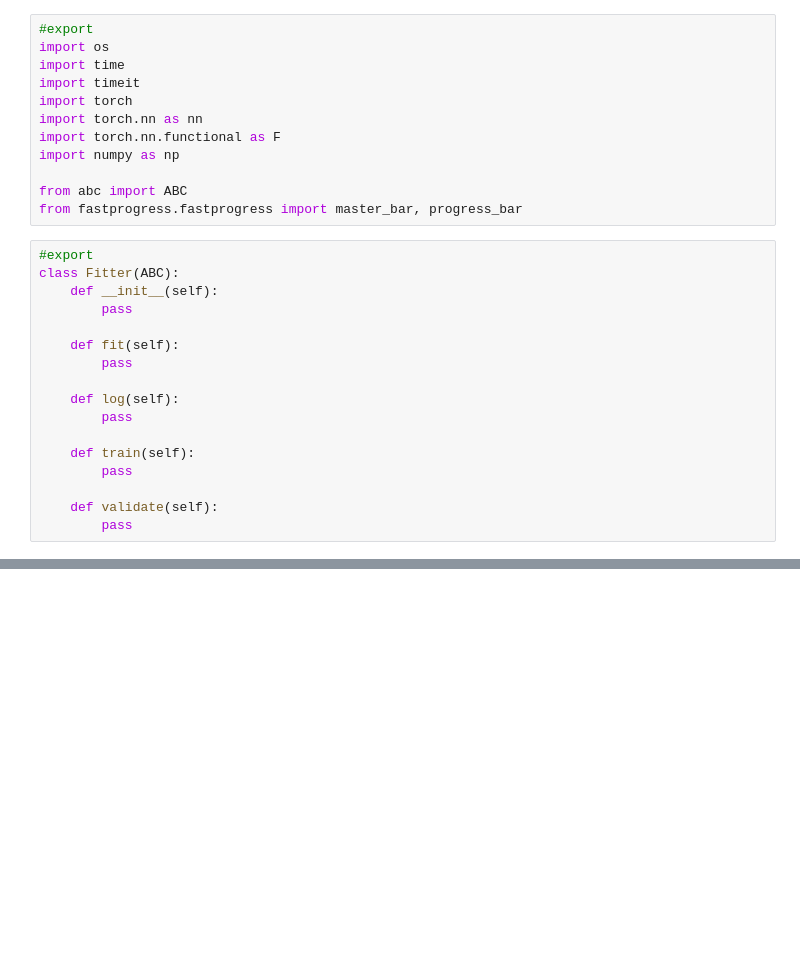
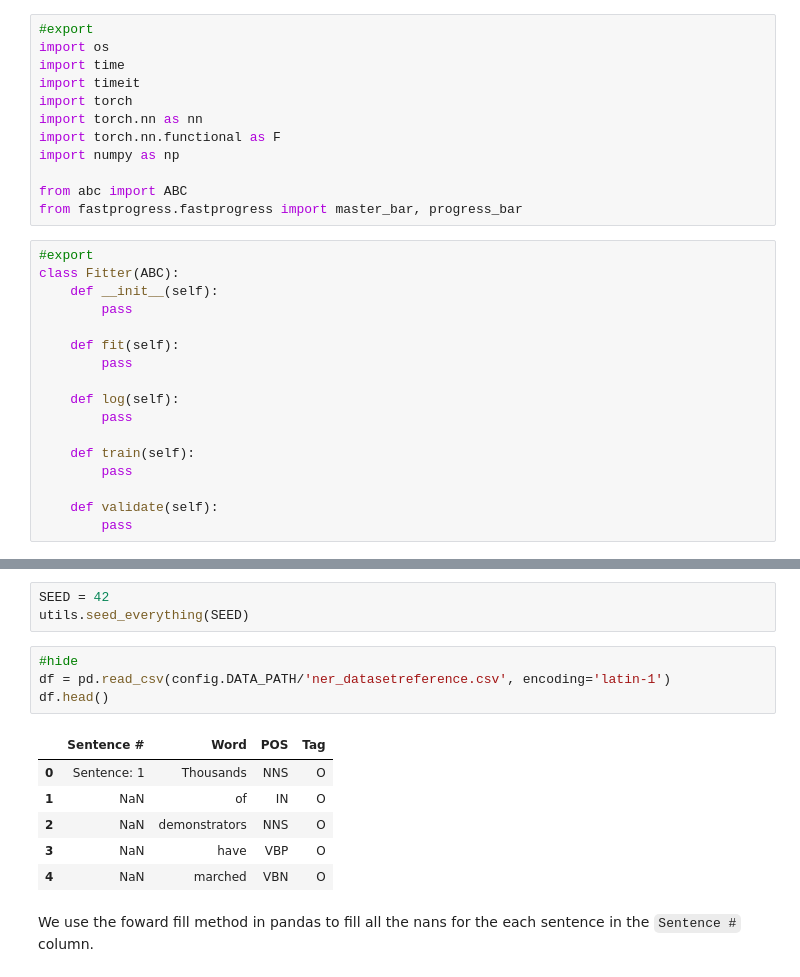
Before and after one commit to tezike/Bert4NER, a Jupyter notebook: nbs/utils.engine.ipynb, the cells around one changed output, grey strips where cells are left out. Cells and saved outputs as stored; diff of their text form; blank space fills up the shorter version.

```diff
--- a/nbs/utils.engine.ipynb
+++ b/nbs/utils.engine.ipynb
@@ -207,0 +278,16 @@ class BertFitter(Fitter):
+# %%
+SEED = 42
+utils.seed_everything(SEED)
+# %%
+#hide
+df = pd.read_csv(config.DATA_PATH/'ner_datasetreference.csv', encoding='latin-1')
+df.head()
+# %% [output]
+|  | Sentence # | Word | POS | Tag |
+| 0 | Sentence: 1 | Thousands | NNS | O |
+| 1 | NaN | of | IN | O |
+| 2 | NaN | demonstrators | NNS | O |
+| 3 | NaN | have | VBP | O |
+| 4 | NaN | marched | VBN | O |
+# %% [markdown]
+We use the foward fill method in pandas to fill all the nans for the each sentence in the `Sentence #` column.
```
Also changed, not shown: parts of 33 cells of this notebook, 4 other files.
